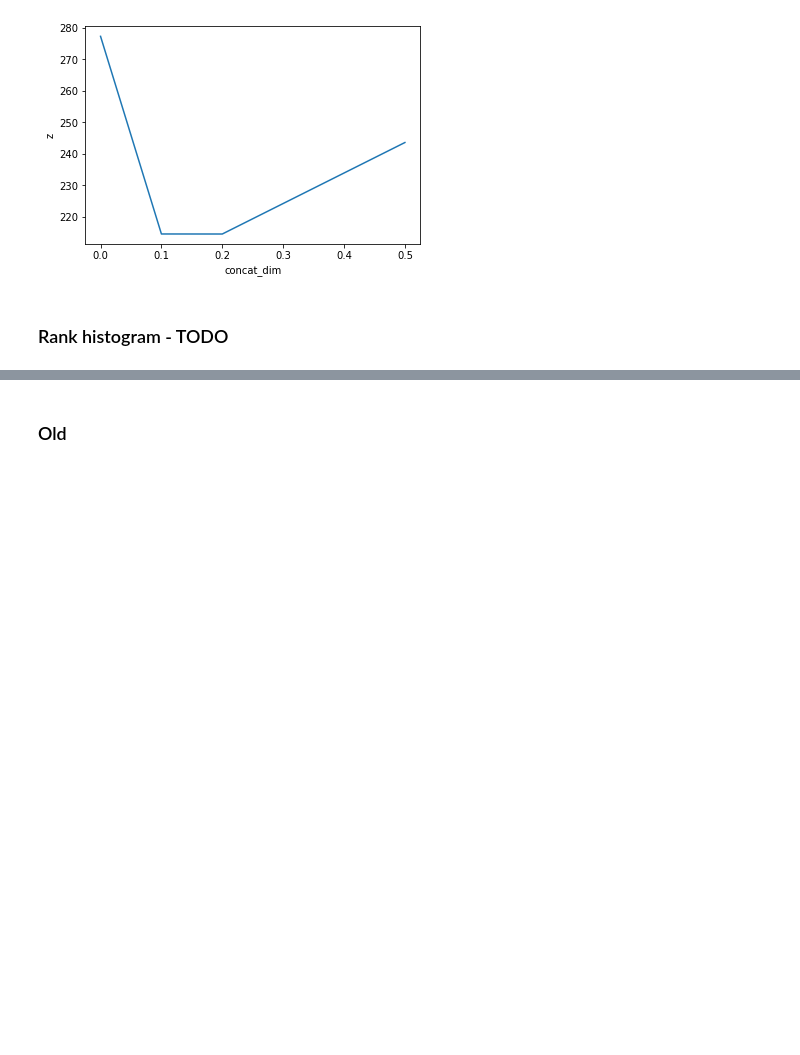
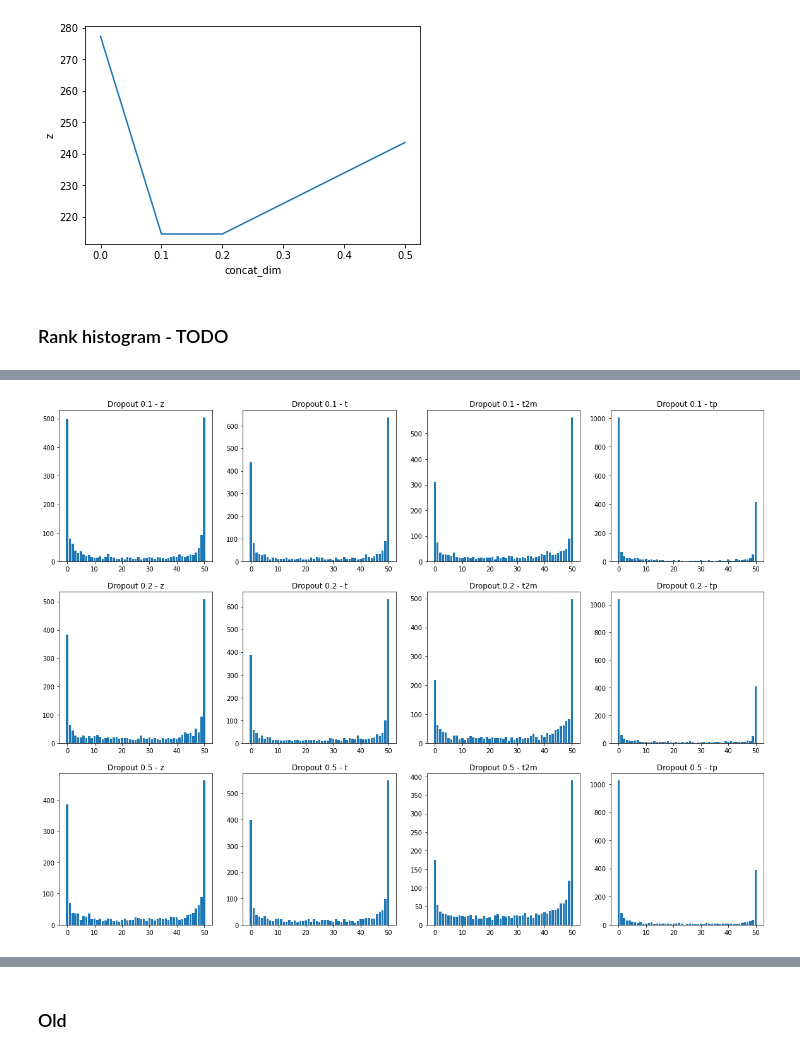
Before and after one commit to sagar-garg/WeatherBench, a Jupyter notebook: nbs_probabilistic/all-scores-comparison.ipynb, the cells around one changed output, grey strips where cells are left out. Saved outputs shown, nothing was run; the diff lists cells and outputs as text; code cells hidden in the pictures; blank space fills up the shorter version.

```diff
--- a/nbs_probabilistic/all-scores-comparison.ipynb
+++ b/nbs_probabilistic/all-scores-comparison.ipynb
@@ -301,16 +293,18 @@ rankz()
-# %%
-#Rank Histogram
-pred=preds
-pred=pred.isel(time=slice(0,20))#or slice members. #Ask- Run Full. Only a subset possible. too slow.
-obs=valid.sel(time=preds.time)
-obs = obs.chunk({'time': 500})
-pred=pred.chunk({'time':500})
-#Ques: doesnt help much. still unable to run rank-histogram on full data due to memory error.
-
-from ranky import rankz
-
-mask=np.ones(obs.z_500.values.shape) #useless. #masked where 0/false.
-result_z_500 = rankz(obs.z_500.values, preds.z_500.values, mask)
-result_t_850 = rankz(obs.t_850.values, preds.z_500.values, mask)
-result_t2m = rankz(obs.t2m.values, preds.z_500.values, mask)
-result_tp = rankz(obs.tp.values, preds.z_500.values, mask)
+# %%
+ranks = {}
+for i, dr in tqdm(enumerate([0.1, 0.2, 0.5])):
+    ranks[dr] = {}
+    print(dr)
+    preds_ztt = xr.open_dataset(pred_save_dir+mc_exp_ids_ztt[i+1]+f'_m{members}.nc')
+    preds_tp = xr.open_dataset(pred_save_dir+mc_exp_ids_tp[i+1]+f'_m{members}.nc')
+    preds = xr.merge([preds_ztt, preds_tp])
+    for v in preds:
+        print(v)
+        time = preds.time[:1]
+        p = preds[v].sel(time=time)
+        o = valid[v].sel(time=time).load()
+        mask = np.ones(o.shape)
+        rank = rankz(o.values, p.values, mask)
+        with open(f'tmp/rank_dr_{dr}_{v}.pkl', 'wb') as f:
+            pickle.dump(rank, f)
+        ranks[dr][v] = rank
@@ -316,0 +327,9 @@ result_tp = rankz(obs.tp.values, preds.z_500.values, mask)
+# %%
+fig, axs = plt.subplots(3, 4, figsize=(20, 15))
+for i, dr in enumerate([0.1, 0.2, 0.5]):
+    for j, v in enumerate(['z', 't', 't2m', 'tp']):
+        r = ranks[dr][v]
+        axs[i, j].bar(np.arange(51), r[0])
+        axs[i, j].set_title(f'Dropout {dr} - {v}')
+# %% [output]
+[figure, added]
```
Also changed, not shown: parts of 23 cells of this notebook.
